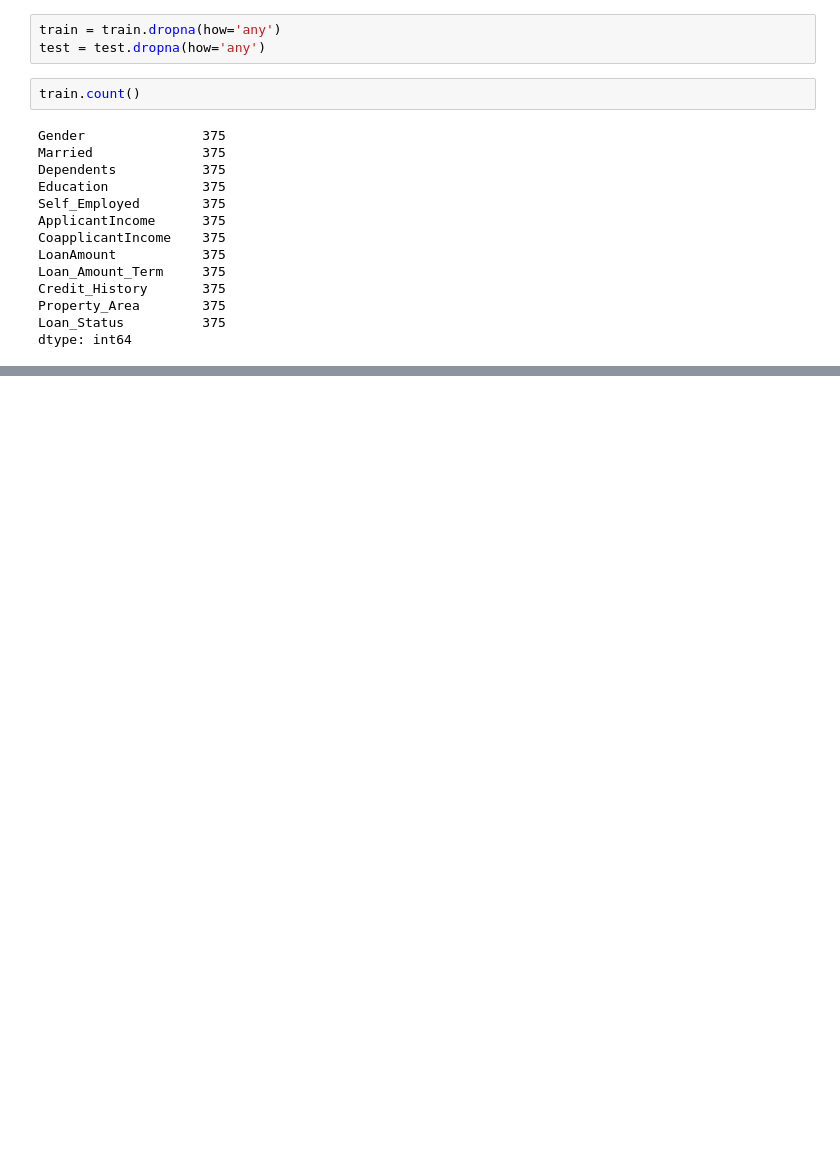
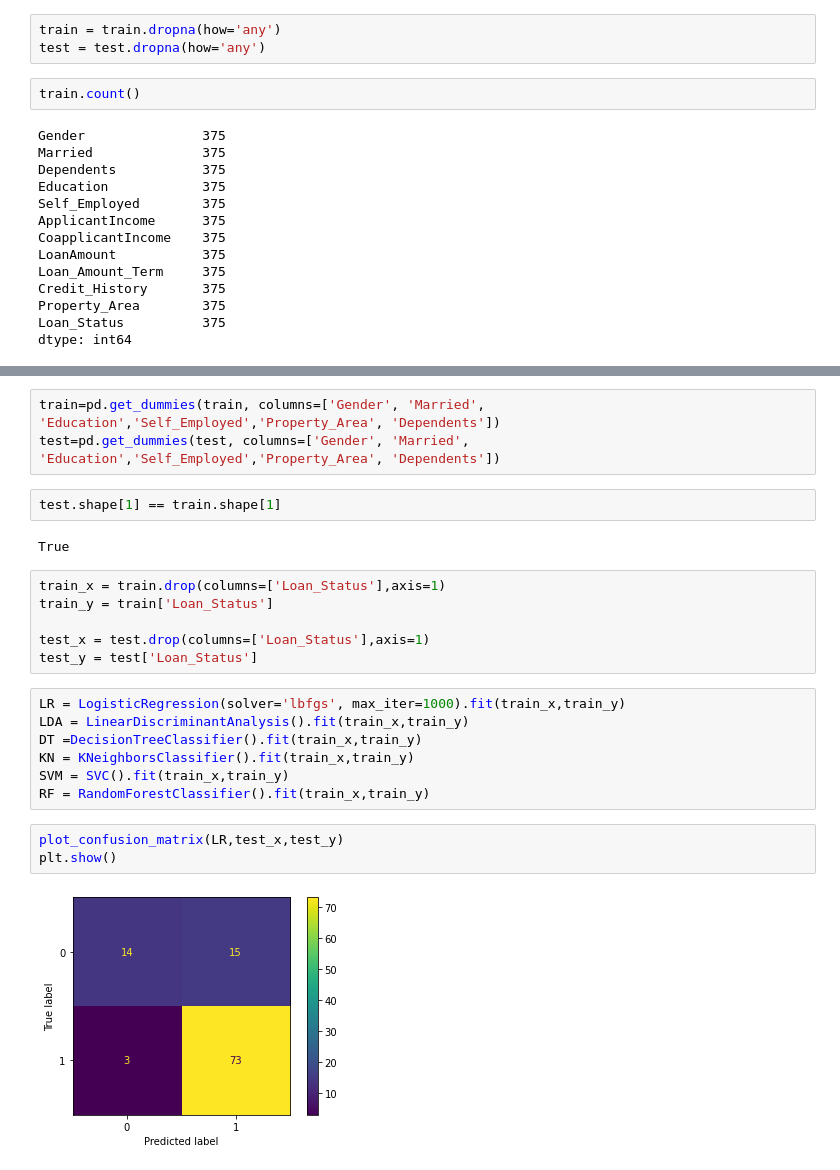
Before and after one commit to Sau1o/pythonScripts, a Jupyter notebook: PrevisaoEmprestimos/Previsão Empréstimo.ipynb, the cells around one changed output, grey strips where cells are left out. Saved outputs shown, nothing was run; the diff lists cells and outputs as text; blank space fills up the shorter version.

```diff
--- a/PrevisaoEmprestimos/Previsão Empréstimo.ipynb
+++ b/PrevisaoEmprestimos/Previsão Empréstimo.ipynb
@@ -121,0 +143,25 @@ dtype: int64
+# %%
+train=pd.get_dummies(train, columns=['Gender', 'Married', 'Education','Self_Employed','Property_Area', 'Dependents'])
+test=pd.get_dummies(test, columns=['Gender', 'Married', 'Education','Self_Employed','Property_Area', 'Dependents'])
+# %%
+test.shape[1] == train.shape[1]
+# %% [output]
+True
+# %%
+train_x = train.drop(columns=['Loan_Status'],axis=1)
+train_y = train['Loan_Status']
+
+test_x = test.drop(columns=['Loan_Status'],axis=1)
+test_y = test['Loan_Status']
+# %%
+LR = LogisticRegression(solver='lbfgs', max_iter=1000).fit(train_x,train_y)
+LDA = LinearDiscriminantAnalysis().fit(train_x,train_y)
+DT =DecisionTreeClassifier().fit(train_x,train_y)
+KN = KNeighborsClassifier().fit(train_x,train_y)
+SVM = SVC().fit(train_x,train_y)
+RF = RandomForestClassifier().fit(train_x,train_y)
+# %%
+plot_confusion_matrix(LR,test_x,test_y)
+plt.show()
+# %% [output]
+[figure, added]
```
Also changed, not shown: parts of 9 cells of this notebook.
